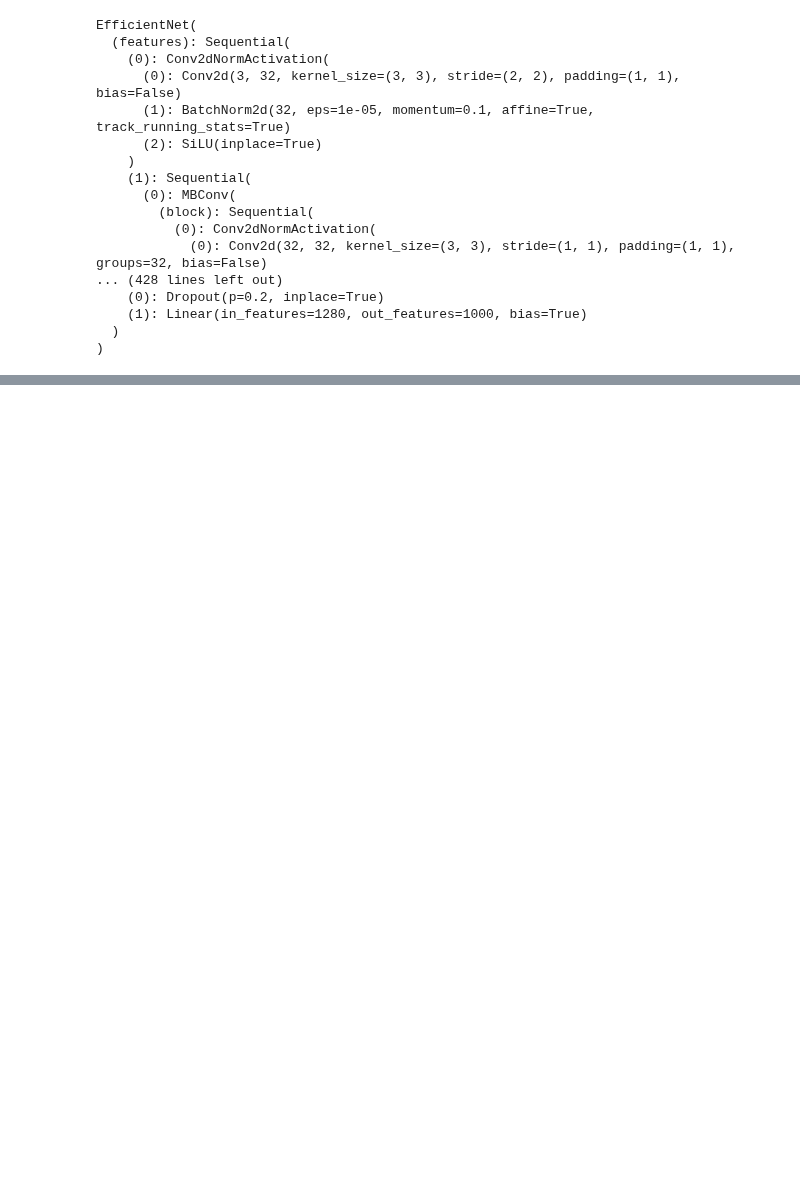
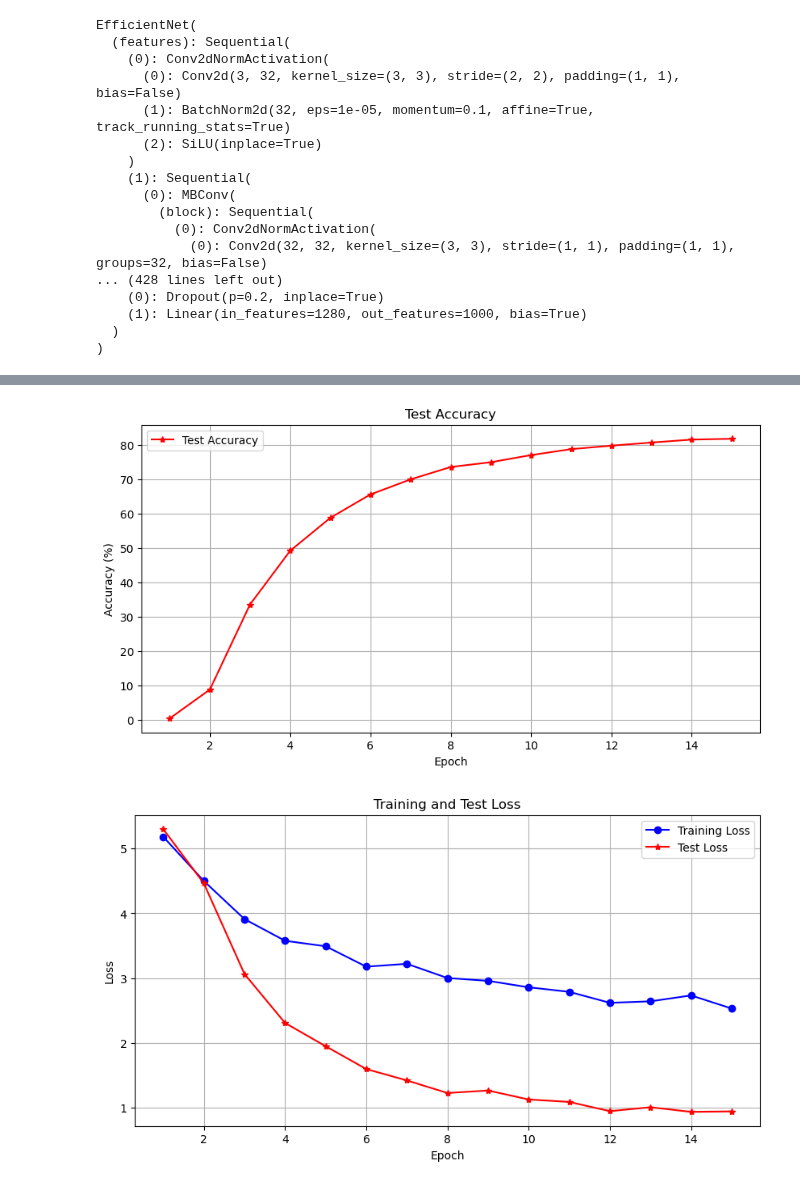
Before and after one commit to FreddieHorn/CudaVisionWS23, a Jupyter notebook: Assignment3/assignment_3_resnet.ipynb, the cells around one changed output, grey strips where cells are left out. Drawn from its saved outputs; the diff is of its cells as text; code cells hidden in the pictures; blank space fills up the shorter version.

Commit message:
fixed cuda bug, efficientnet works now

```diff
--- a/Assignment3/assignment_3_resnet.ipynb
+++ b/Assignment3/assignment_3_resnet.ipynb
@@ -565,8 +567,6 @@ model.classifier = nn.Sequential(
     nn.Dropout(p=0.2, inplace=True),
     nn.Linear(in_features=1280, out_features=196, bias=True)
 )
-
-device = 'cuda'
 # %%
 # Reinitialize the criterion and optimizer, in order to avoid optimizing the wrong parameters
 criterion = nn.CrossEntropyLoss()  # Note, that this already includes a Softmax!
@@ -618,0 +610,6 @@ Compile with `TORCH_USE_CUDA_DSA` to enable device-side assertions.
+# %%
+utils.plot_accuracy_epoch(valid_acc)
+utils.plot_loss_epoch(train_loss, val_loss)
+# %% [output]
+[figure, added]
+[figure, added]
```
Also changed, not shown: parts of 4 cells of this notebook.
